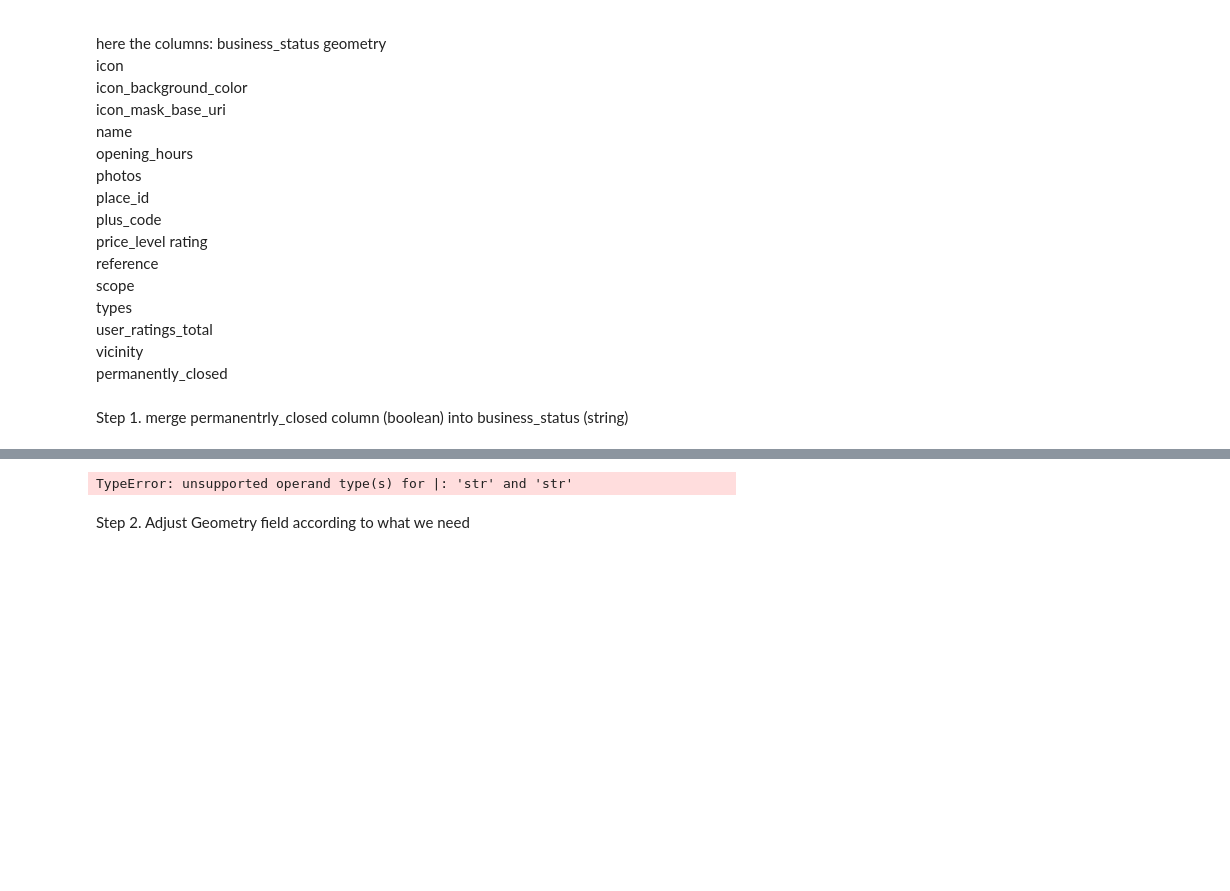
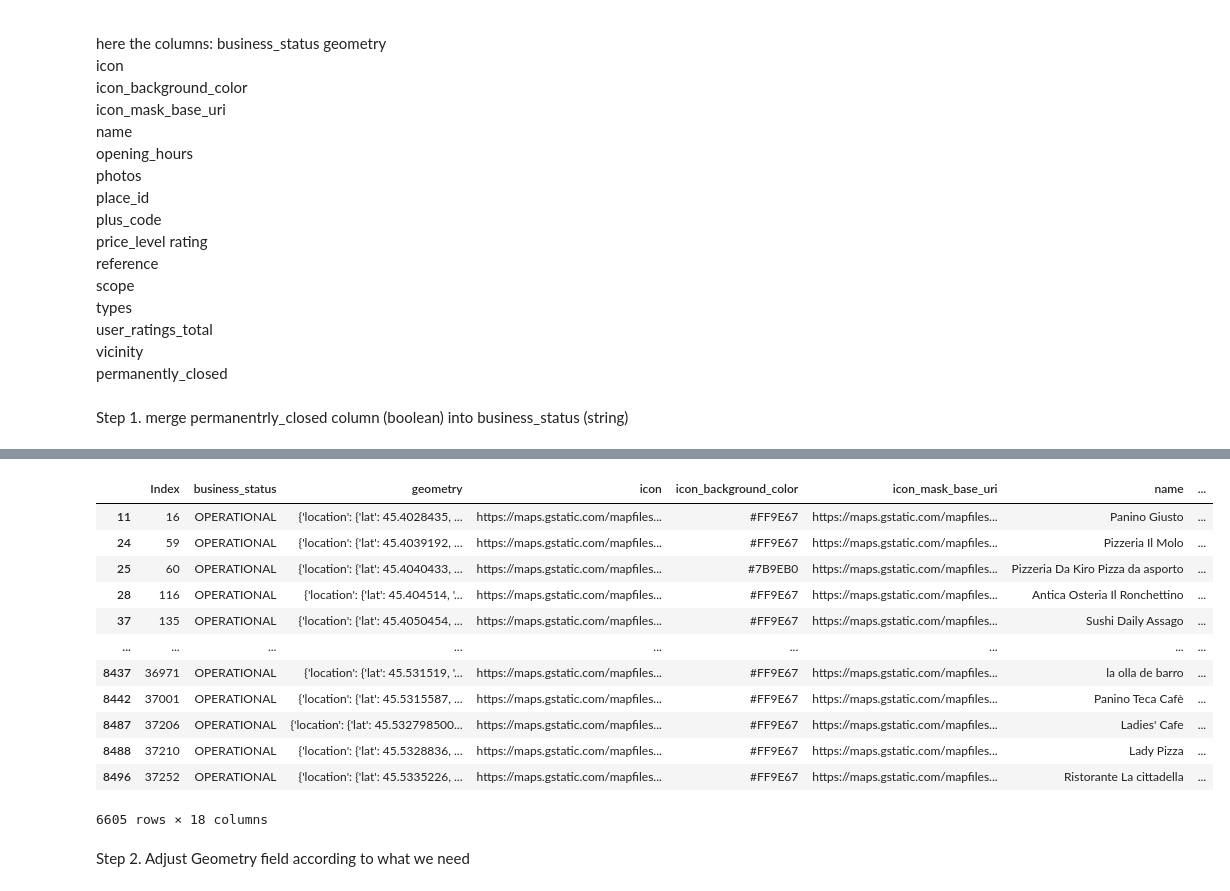
Before and after one commit to patrickk00/Exploring-Milan-s-restaurant-scene, a Jupyter notebook: utils/clean_google_dataset.ipynb, the cells around one changed output, grey strips where cells are left out. Drawn from its saved outputs; the diff is of its cells as text; code cells hidden in the pictures; blank space fills up the shorter version.

```diff
--- a/utils/clean_google_dataset.ipynb
+++ b/utils/clean_google_dataset.ipynb
@@ -34,9 +32,21 @@ KeyError: 'permanently_closed'
 # %%
 df = df[df['business_status'] != 'PERMANENTLY_CLOSED']
-count = (df['address_g'].str.contains(', Milano|italy')).sum()
-count
+df = df[df['vicinity'].str.contains(', Milano|Italy')]
+df
 # %% [output]
+|  | Index | business_status | geometry | icon | icon_background_color | icon_mask_base_uri | name | ... |
+| 11 | 16 | OPERATIONAL | {'location': {'lat': 45.4028435, ... | https://maps.gstatic.com/mapfiles... | #FF9E67 | https://maps.gstatic.com/mapfiles... | Panino Giusto | ... |
+| 24 | 59 | OPERATIONAL | {'location': {'lat': 45.4039192, ... | https://maps.gstatic.com/mapfiles... | #FF9E67 | https://maps.gstatic.com/mapfiles... | Pizzeria Il Molo | ... |
+| 25 | 60 | OPERATIONAL | {'location': {'lat': 45.4040433, ... | https://maps.gstatic.com/mapfiles... | #7B9EB0 | https://maps.gstatic.com/mapfiles... | Pizzeria Da Kiro Pizza da asporto | ... |
+| 28 | 116 | OPERATIONAL | {'location': {'lat': 45.404514, '... | https://maps.gstatic.com/mapfiles... | #FF9E67 | https://maps.gstatic.com/mapfiles... | Antica Osteria Il Ronchettino | ... |
+| 37 | 135 | OPERATIONAL | {'location': {'lat': 45.4050454, ... | https://maps.gstatic.com/mapfiles... | #FF9E67 | https://maps.gstatic.com/mapfiles... | Sushi Daily Assago | ... |
+| ... | ... | ... | ... | ... | ... | ... | ... | ... |
+| 8437 | 36971 | OPERATIONAL | {'location': {'lat': 45.531519, '... | https://maps.gstatic.com/mapfiles... | #FF9E67 | https://maps.gstatic.com/mapfiles... | la olla de barro | ... |
+| 8442 | 37001 | OPERATIONAL | {'location': {'lat': 45.5315587, ... | https://maps.gstatic.com/mapfiles... | #FF9E67 | https://maps.gstatic.com/mapfiles... | Panino Teca Cafè | ... |
+| 8487 | 37206 | OPERATIONAL | {'location': {'lat': 45.532798500... | https://maps.gstatic.com/mapfiles... | #FF9E67 | https://maps.gstatic.com/mapfiles... | Ladies' Cafe | ... |
+| 8488 | 37210 | OPERATIONAL | {'location': {'lat': 45.5328836, ... | https://maps.gstatic.com/mapfiles... | #FF9E67 | https://maps.gstatic.com/mapfiles... | Lady Pizza | ... |
+| 8496 | 37252 | OPERATIONAL | {'location': {'lat': 45.5335226, ... | https://maps.gstatic.com/mapfiles... | #FF9E67 | https://maps.gstatic.com/mapfiles... | Ristorante La cittadella | ... |
-TypeError: unsupported operand type(s) for |: 'str' and 'str'
+6605 rows × 18 columns
 # %% [markdown]
 Step 2. Adjust Geometry field according to what we need
 # %%
```
Also changed, not shown: parts of 6 cells of this notebook, 4 other files.
